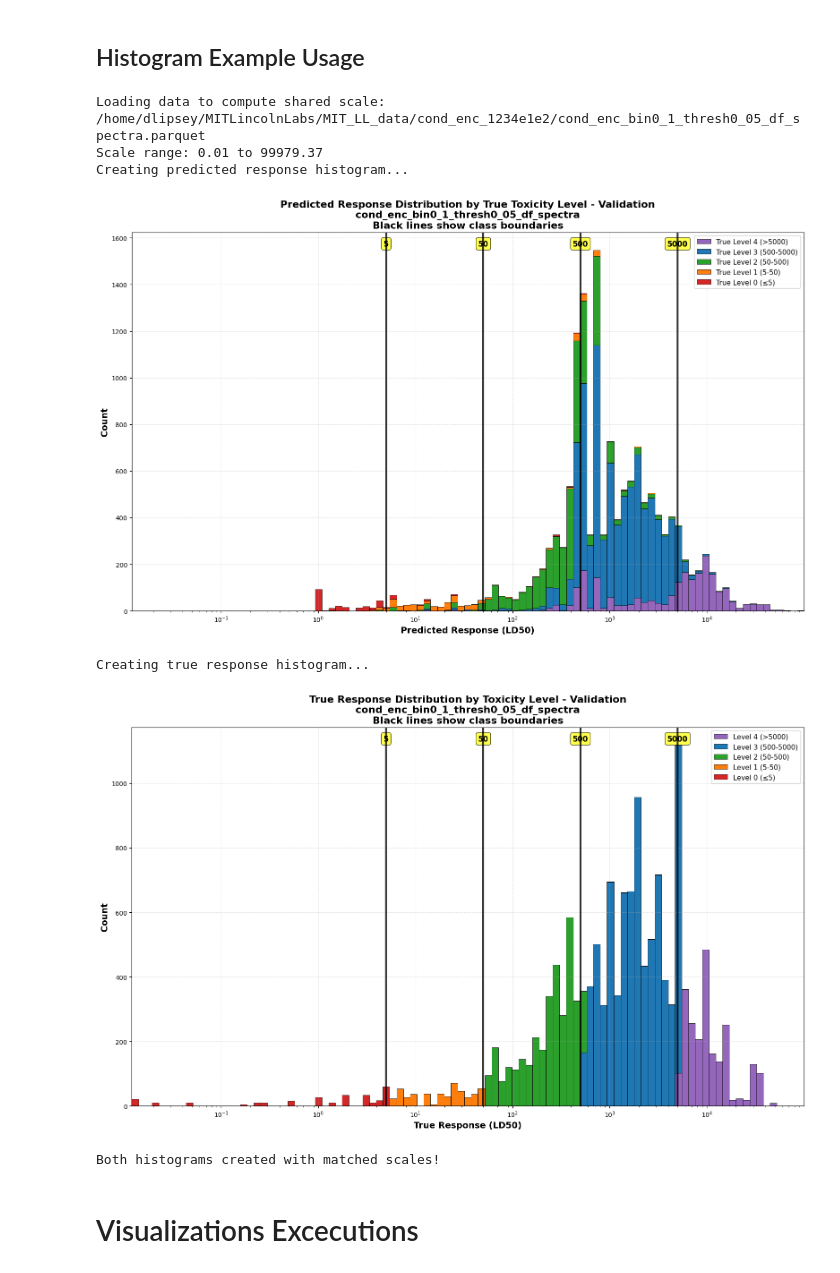
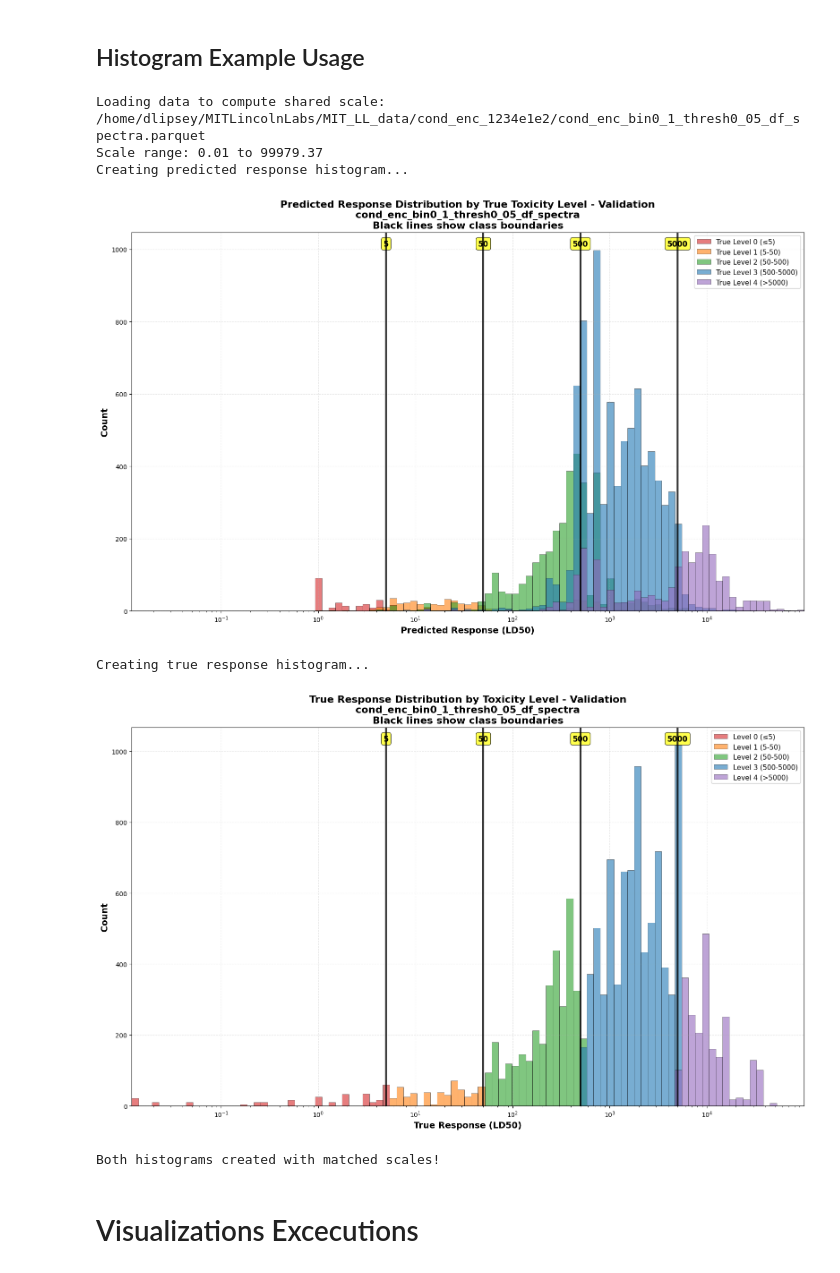
Before and after one commit to DashLLipsey/PREDICT-MIT-LL, a Jupyter notebook: Notebooks/Regression_final_results_figures.ipynb, the cells around one changed output. Saved outputs shown, nothing was run; the diff lists cells and outputs as text; code cells hidden in the pictures.

```diff
--- a/Notebooks/Regression_final_results_figures.ipynb
+++ b/Notebooks/Regression_final_results_figures.ipynb
@@ -1831,19 +1831,19 @@ def create_matched_histograms(
 # %%
 # Example: Create both predicted and true response histograms with automatic matched scaling
 plot_df_pred, plot_df_true = create_matched_histograms(
     folder_path="/home/dlipsey/MITLincolnLabs/MIT_LL_data/cond_enc_1234e1e2",
     file_name="cond_enc_bin0_1_thresh0_05_df_spectra.parquet",
     super_test=False,
     test_only=False,
-    stack = True
+    stack = False
 )
 # %% [output]
 Loading data to compute shared scale: /home/dlipsey/MITLincolnLabs/MIT_LL_data/cond_enc_1234e1e2/cond_enc_bin0_1_thresh0_05_df_spectra.parquet
 Scale range: 0.01 to 99979.37
 Creating predicted response histogram...
-[figure, old version]
+[figure, new version]
 Creating true response histogram...
-[figure, old version]
+[figure, new version]
 Both histograms created with matched scales!
 # %% [markdown]
 # Visualizations Excecutions
```
Also changed, not shown: parts of 4 cells of this notebook, 18 other files.
